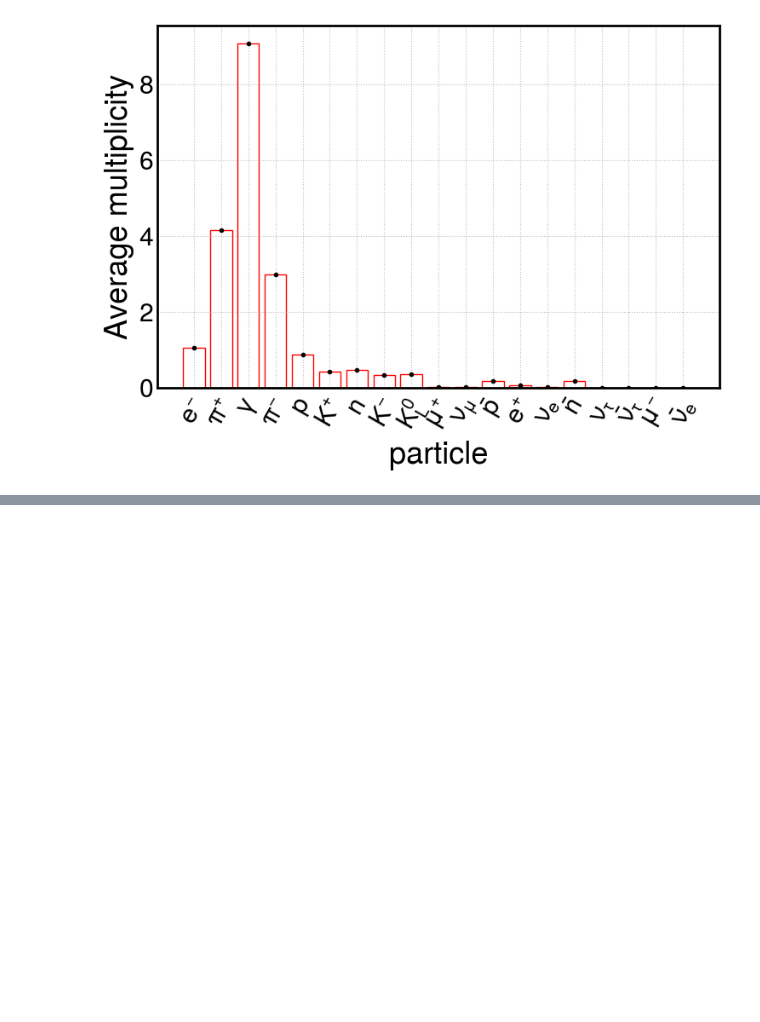
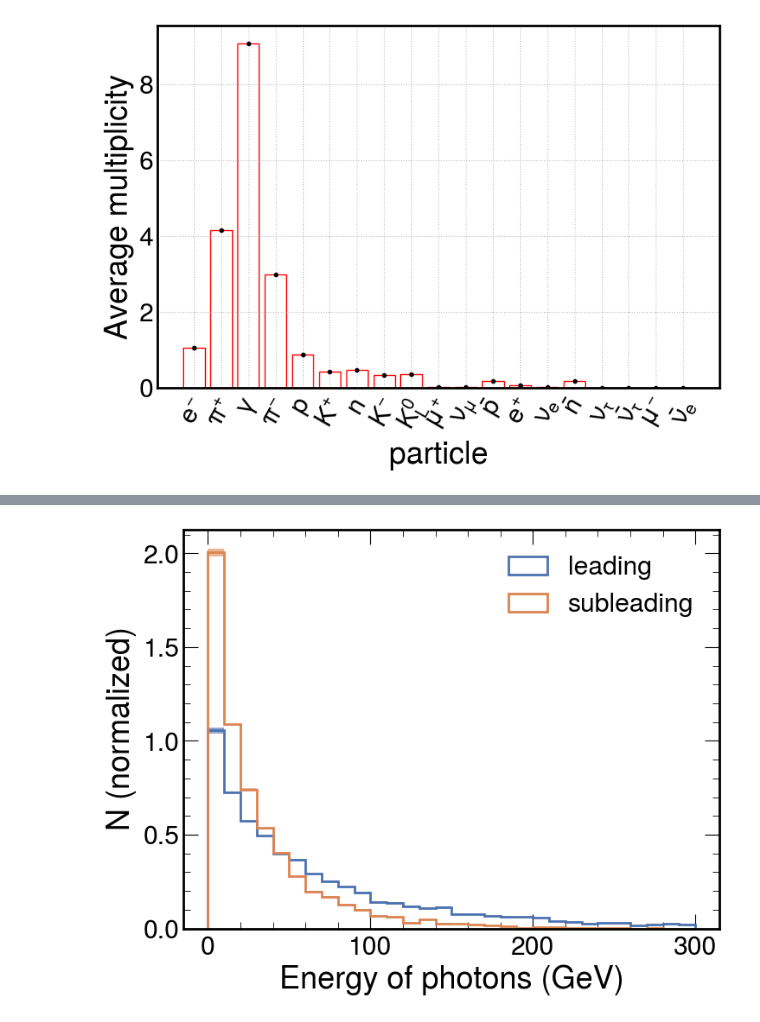
Before and after one commit to camilapramos/nuDIS_HEPMC_Analysis, a Jupyter notebook: notebooks/plots.ipynb, the cells around one changed output, grey strips where cells are left out. Cells and saved outputs as stored; diff of their text form; code cells hidden in the pictures; blank space fills up the shorter version.

```diff
--- a/notebooks/plots.ipynb
+++ b/notebooks/plots.ipynb
@@ -129,6 +131,8 @@ def plot_particle_dist(particle_dict, observable, bins=30, show_uncertainty=True
         xrange = (-5,15)
     elif observable == "multiplicity":
         xrange = (0,30)
+    else:
+        xrange = (0,300)
 
     colors = {label : sns.color_palette('deep', n_colors=20)[i] for i,label in enumerate(particle_dict.keys())}
 
@@ -397,0 +465,9 @@ plt.show()
+# %%
+photons_dist_dict = {'leading': photon_leading_energy, 'subleading': photon_subleading_energy}
+
+plot_particle_dist(particle_dict=photons_dist_dict, observable="E", show_uncertainty=True)
+
+plt.xlabel("Energy of photons (GeV)", loc="center")
+plt.show()
+# %% [output]
+[figure, added]
```
Also changed, not shown: parts of 10 cells of this notebook, 2 other files.
